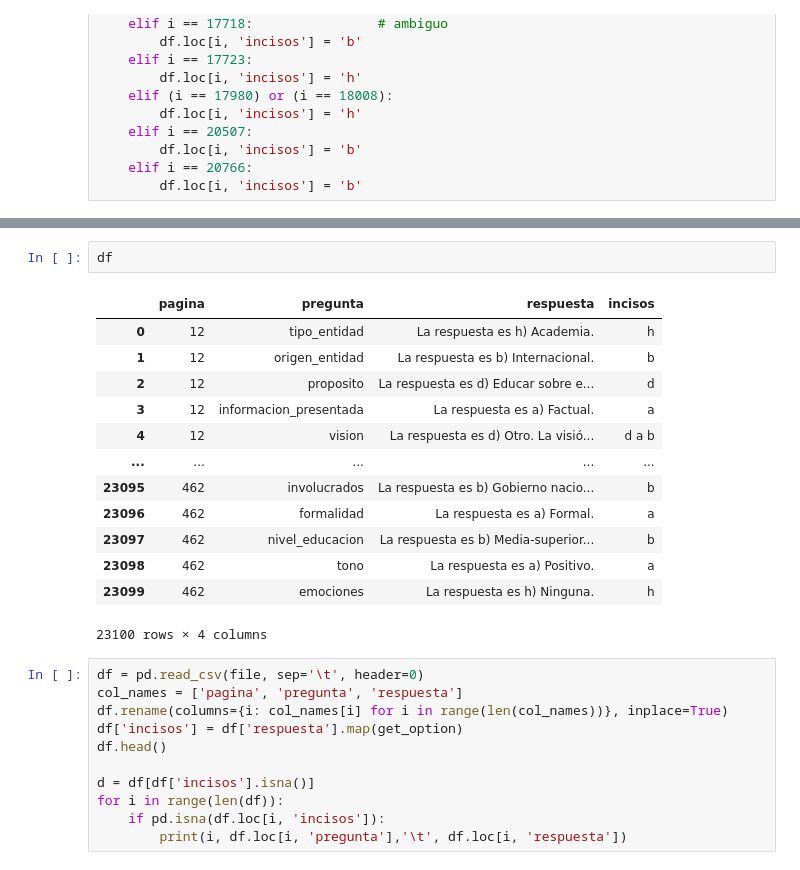
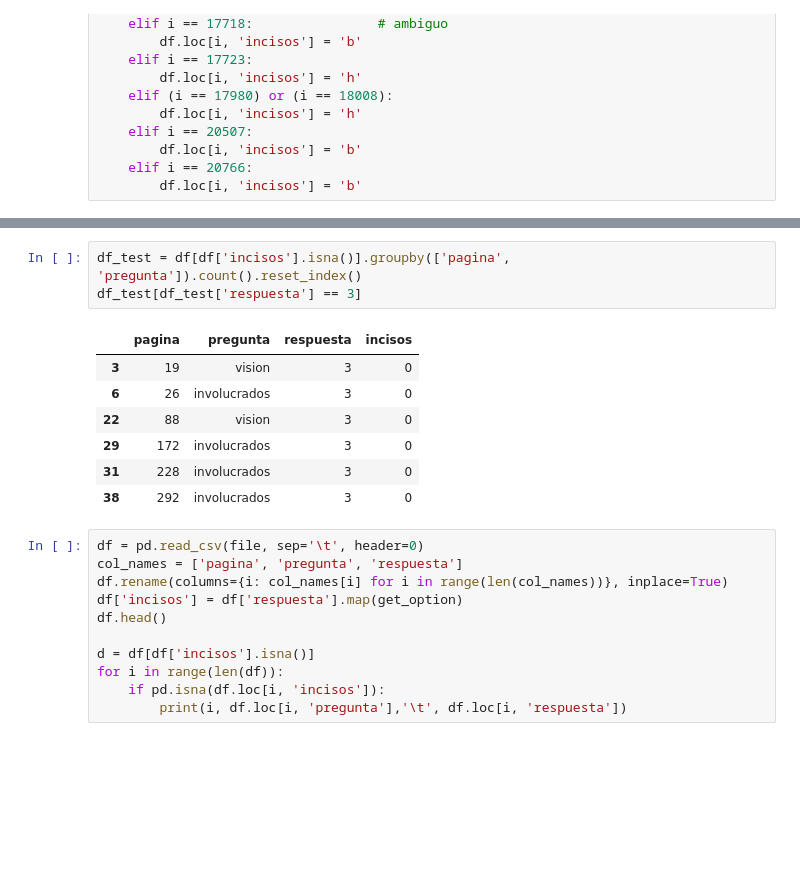
Before and after one commit to PastaFosil/ComputerScienceMaster, a Jupyter notebook: proyecto_tecnologico/buscador/obtener_respuestas_formulario.ipynb, the cells around one changed output, grey strips where cells are left out. Saved outputs shown, nothing was run; the diff lists cells and outputs as text; blank space fills up the shorter version.

```diff
--- a/proyecto_tecnologico/buscador/obtener_respuestas_formulario.ipynb
+++ b/proyecto_tecnologico/buscador/obtener_respuestas_formulario.ipynb
@@ -123,19 +136,14 @@ for i in range(len(df)):
 # %%
-df
+df_test = df[df['incisos'].isna()].groupby(['pagina', 'pregunta']).count().reset_index()
+df_test[df_test['respuesta'] == 3]
 # %% [output]
 |  | pagina | pregunta | respuesta | incisos |
-| 0 | 12 | tipo_entidad | La respuesta es h) Academia. | h |
-| 1 | 12 | origen_entidad | La respuesta es b) Internacional. | b |
-| 2 | 12 | proposito | La respuesta es d) Educar sobre e... | d |
-| 3 | 12 | informacion_presentada | La respuesta es a) Factual. | a |
-| 4 | 12 | vision | La respuesta es d) Otro. La visió... | d a b |
-| ... | ... | ... | ... | ... |
-| 23095 | 462 | involucrados | La respuesta es b) Gobierno nacio... | b |
-| 23096 | 462 | formalidad | La respuesta es a) Formal. | a |
-| 23097 | 462 | nivel_educacion | La respuesta es b) Media-superior... | b |
-| 23098 | 462 | tono | La respuesta es a) Positivo. | a |
-| 23099 | 462 | emociones | La respuesta es h) Ninguna. | h |
+| 3 | 19 | vision | 3 | 0 |
+| 6 | 26 | involucrados | 3 | 0 |
+| 22 | 88 | vision | 3 | 0 |
+| 29 | 172 | involucrados | 3 | 0 |
+| 31 | 228 | involucrados | 3 | 0 |
+| 38 | 292 | involucrados | 3 | 0 |
-23100 rows × 4 columns
 # %%
 df = pd.read_csv(file, sep='\t', header=0)
 col_names = ['pagina', 'pregunta', 'respuesta']
```
Also changed, not shown: parts of 6 cells of this notebook, 31 other files.
